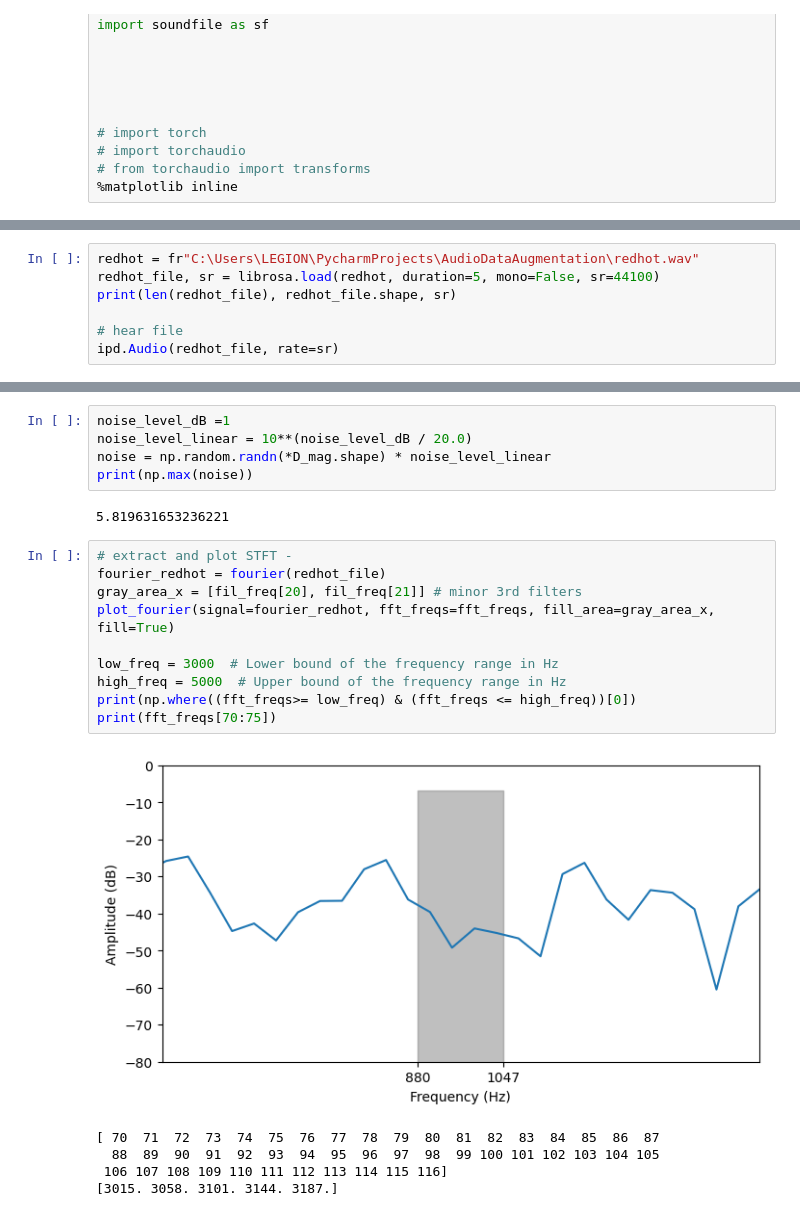
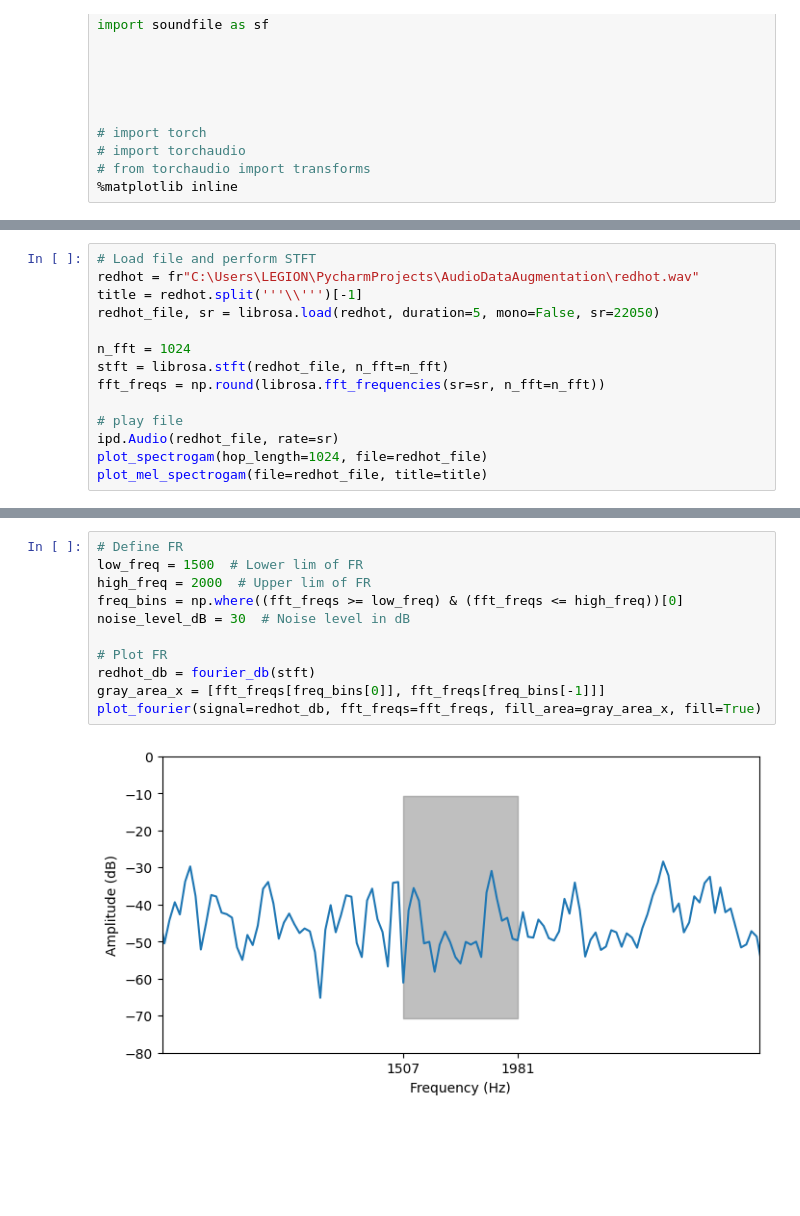
Before and after one commit to crismartinezco/AudioDataAugmentation, a Jupyter notebook: Script in jupyter.ipynb, the cells around one changed output, grey strips where cells are left out. Saved outputs shown, nothing was run; the diff lists cells and outputs as text; blank space fills up the shorter version.

```diff
--- a/Script in jupyter.ipynb
+++ b/Script in jupyter.ipynb
@@ -58,8 +137,15 @@ def plot_fourier(signal, fft_freqs, fill_area=None, fill=False):
 # %%
+# Load file and perform STFT
 redhot = fr"C:\Users\LEGION\PycharmProjects\AudioDataAugmentation\redhot.wav"
-redhot_file, sr = librosa.load(redhot, duration=5, mono=False, sr=44100)
-print(len(redhot_file), redhot_file.shape, sr)
+title = redhot.split('''\\''')[-1]
+redhot_file, sr = librosa.load(redhot, duration=5, mono=False, sr=22050)
 
-# hear file
+n_fft = 1024
+stft = librosa.stft(redhot_file, n_fft=n_fft)
+fft_freqs = np.round(librosa.fft_frequencies(sr=sr, n_fft=n_fft))
+
+# play file
 ipd.Audio(redhot_file, rate=sr)
+plot_spectrogam(hop_length=1024, file=redhot_file)
+plot_mel_spectrogam(file=redhot_file, title=title)
 # %% [output]
@@ -164,24 +205,14 @@ print(len(fil_freq))
-# %%
-noise_level_dB =1
-noise_level_linear = 10**(noise_level_dB / 20.0)
-noise = np.random.randn(*D_mag.shape) * noise_level_linear
-print(np.max(noise))
-# %% [output]
-5.819631653236221
 # %%
-# extract and plot STFT -
-fourier_redhot = fourier(redhot_file)
-gray_area_x = [fil_freq[20], fil_freq[21]] # minor 3rd filters
-plot_fourier(signal=fourier_redhot, fft_freqs=fft_freqs, fill_area=gray_area_x, fill=True)
+# Define FR
+low_freq = 1500  # Lower lim of FR
+high_freq = 2000  # Upper lim of FR
+freq_bins = np.where((fft_freqs >= low_freq) & (fft_freqs <= high_freq))[0]
+noise_level_dB = 30  # Noise level in dB
 
-low_freq = 3000  # Lower bound of the frequency range in Hz
-high_freq = 5000  # Upper bound of the frequency range in Hz
-print(np.where((fft_freqs>= low_freq) & (fft_freqs <= high_freq))[0])
-print(fft_freqs[70:75])
+# Plot FR
+redhot_db = fourier_db(stft)
+gray_area_x = [fft_freqs[freq_bins[0]], fft_freqs[freq_bins[-1]]]
+plot_fourier(signal=redhot_db, fft_freqs=fft_freqs, fill_area=gray_area_x, fill=True)
 # %% [output]
-[figure, old version]
+[figure, new version]
-[ 70  71  72  73  74  75  76  77  78  79  80  81  82  83  84  85  86  87
-  88  89  90  91  92  93  94  95  96  97  98  99 100 101 102 103 104 105
- 106 107 108 109 110 111 112 113 114 115 116]
-[3015. 3058. 3101. 3144. 3187.]
 # %%
```
Also changed, not shown: parts of 11 cells of this notebook.
